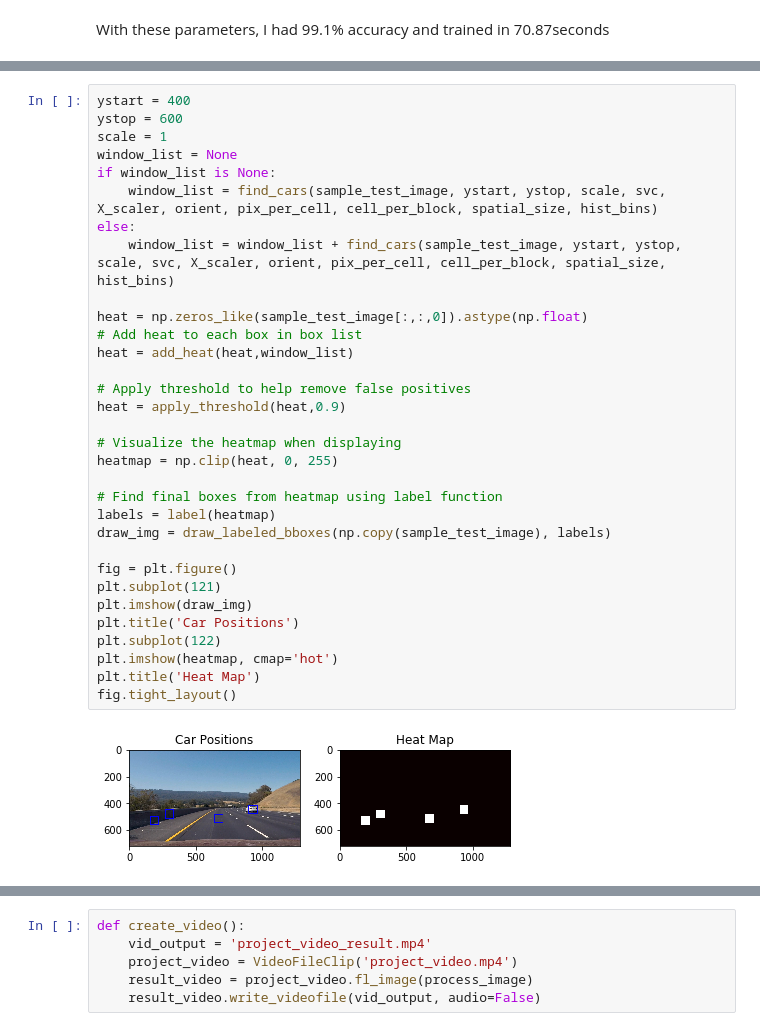
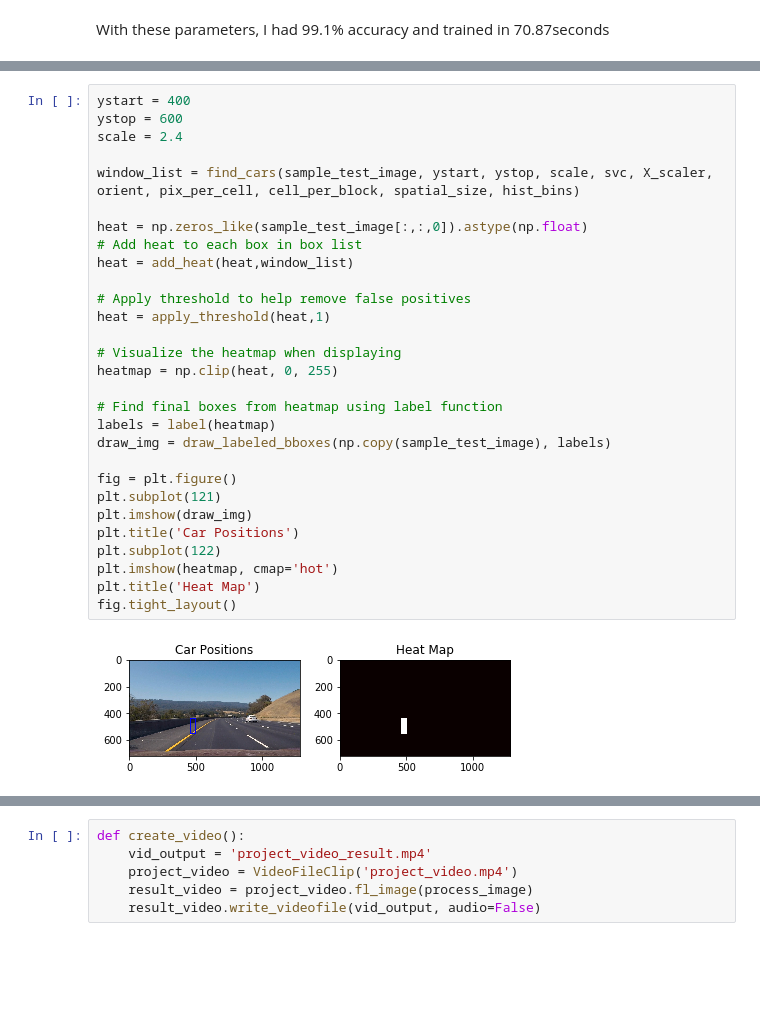
Before and after one commit to dumebi/CarND-Vehicle-Detection, a Jupyter notebook: project.ipynb, the cells around one changed output, grey strips where cells are left out. Saved outputs shown, nothing was run; the diff lists cells and outputs as text; blank space fills up the shorter version.

```diff
--- a/project.ipynb
+++ b/project.ipynb
@@ -650,37 +650,34 @@ fig.tight_layout()
 # %%
 ystart = 400
 ystop = 600
-scale = 1
-window_list = None
-if window_list is None:
-    window_list = find_cars(sample_test_image, ystart, ystop, scale, svc, X_scaler, orient, pix_per_cell, cell_per_block, spatial_size, hist_bins)
-else:
-    window_list = window_list + find_cars(sample_test_image, ystart, ystop, scale, svc, X_scaler, orient, pix_per_cell, cell_per_block, spatial_size, hist_bins)
+scale = 2.4
+
+window_list = find_cars(sample_test_image, ystart, ystop, scale, svc, X_scaler, orient, pix_per_cell, cell_per_block, spatial_size, hist_bins)
 
 heat = np.zeros_like(sample_test_image[:,:,0]).astype(np.float)
 # Add heat to each box in box list
 heat = add_heat(heat,window_list)
 
 # Apply threshold to help remove false positives
-heat = apply_threshold(heat,0.9)
+heat = apply_threshold(heat,1)
 
 # Visualize the heatmap when displaying
 heatmap = np.clip(heat, 0, 255)
 
 # Find final boxes from heatmap using label function
 labels = label(heatmap)
 draw_img = draw_labeled_bboxes(np.copy(sample_test_image), labels)
 
 fig = plt.figure()
 plt.subplot(121)
 plt.imshow(draw_img)
 plt.title('Car Positions')
 plt.subplot(122)
 plt.imshow(heatmap, cmap='hot')
 plt.title('Heat Map')
 fig.tight_layout()
 # %% [output]
-[figure, old version]
+[figure, new version]
 # %%
 def process_image(image):
     ystart = 400
```
Also changed, not shown: parts of 3 cells of this notebook, 1 other file.
